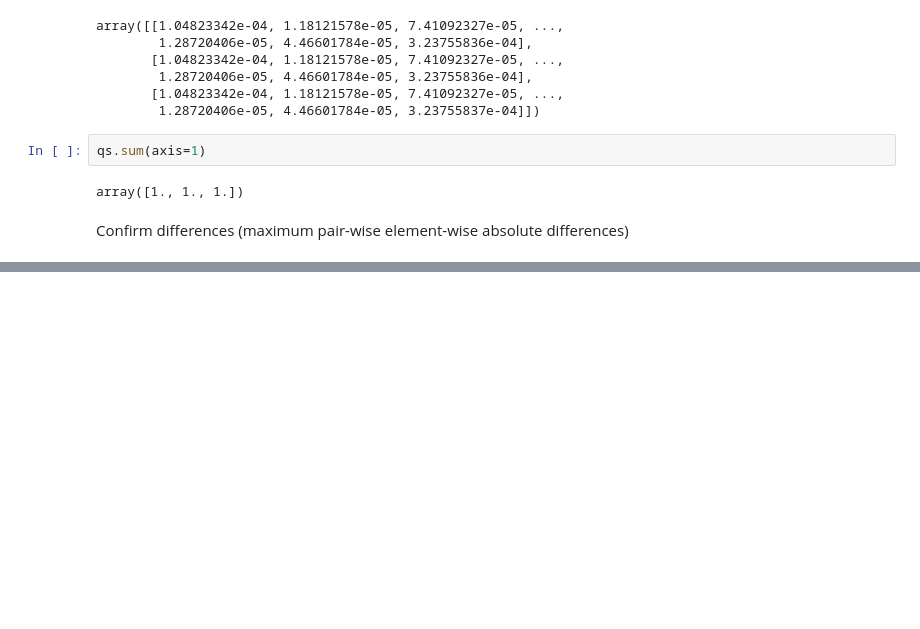
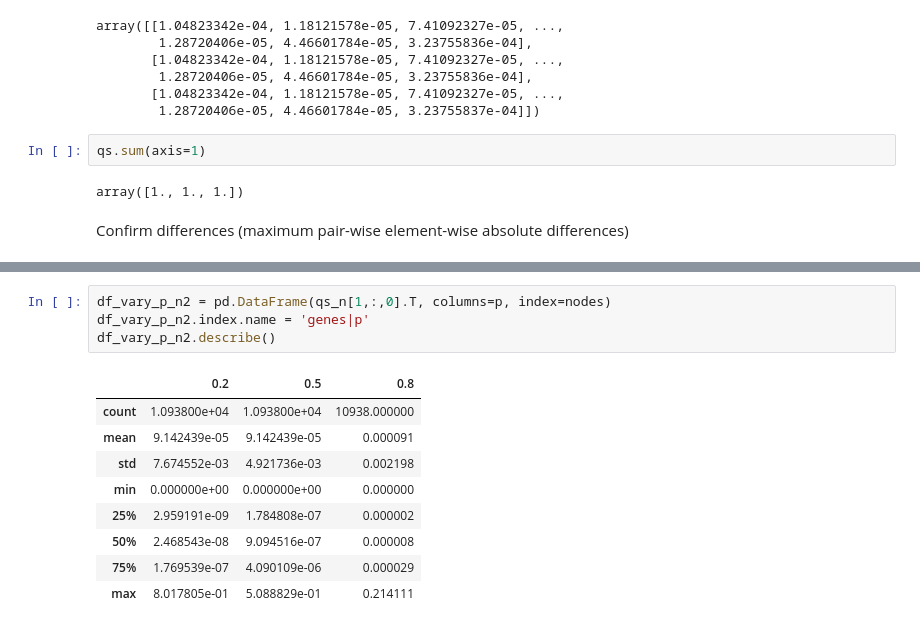
Before and after one commit to williamrobotma/ECSE-556-HW2, a Jupyter notebook: HW2.ipynb, the cells around one changed output, grey strips where cells are left out. Cells and saved outputs as stored; diff of their text form; blank space fills up the shorter version.

```diff
--- a/HW2.ipynb
+++ b/HW2.ipynb
@@ -187,0 +342,14 @@ np.absolute(qs[0] - qs[1]).max(), np.absolute(qs[0] - qs[2]).max(), np.absolute(
+# %%
+df_vary_p_n2 = pd.DataFrame(qs_n[1,:,0].T, columns=p, index=nodes)
+df_vary_p_n2.index.name = 'genes|p'
+df_vary_p_n2.describe()
+# %% [output]
+|  | 0.2 | 0.5 | 0.8 |
+| count | 1.093800e+04 | 1.093800e+04 | 10938.000000 |
+| mean | 9.142439e-05 | 9.142439e-05 | 0.000091 |
+| std | 7.674552e-03 | 4.921736e-03 | 0.002198 |
+| min | 0.000000e+00 | 0.000000e+00 | 0.000000 |
+| 25% | 2.959191e-09 | 1.784808e-07 | 0.000002 |
+| 50% | 2.468543e-08 | 9.094516e-07 | 0.000008 |
+| 75% | 1.769539e-07 | 4.090109e-06 | 0.000029 |
+| max | 8.017805e-01 | 5.088829e-01 | 0.214111 |
```
Also changed, not shown: parts of 32 cells of this notebook.
